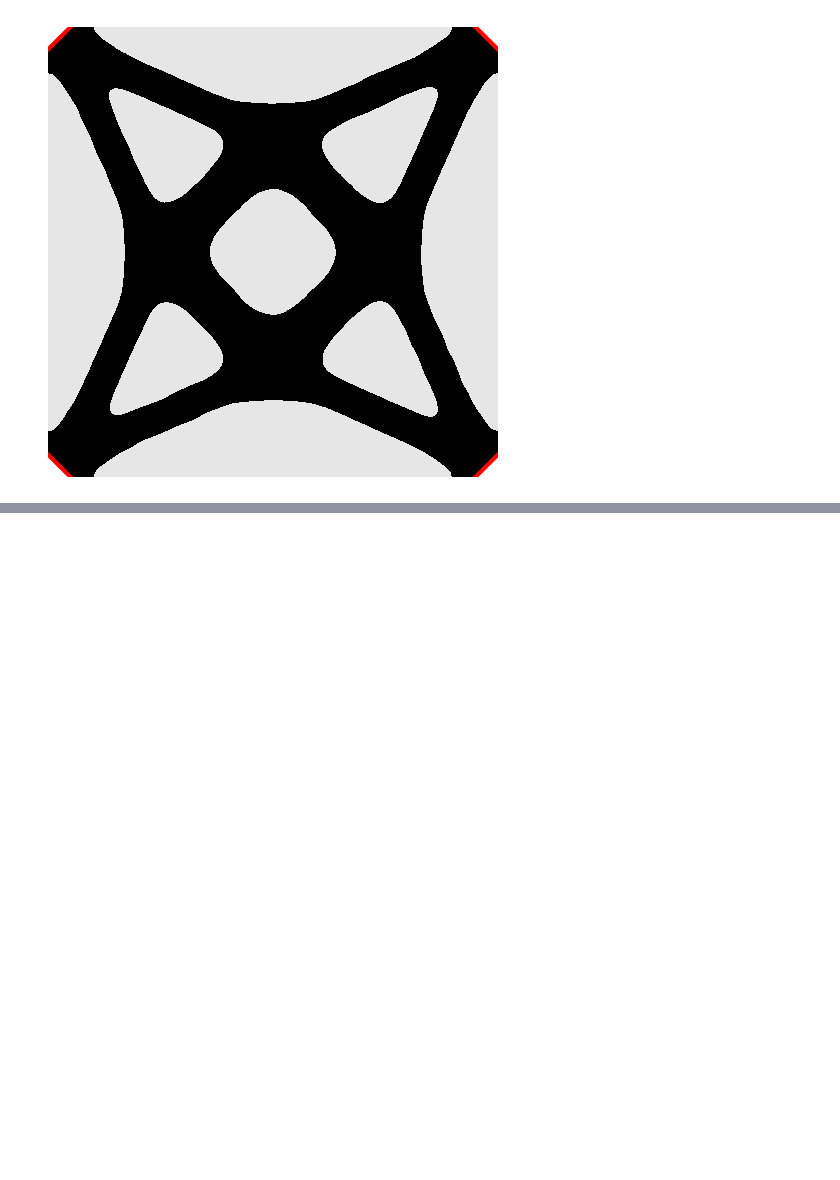
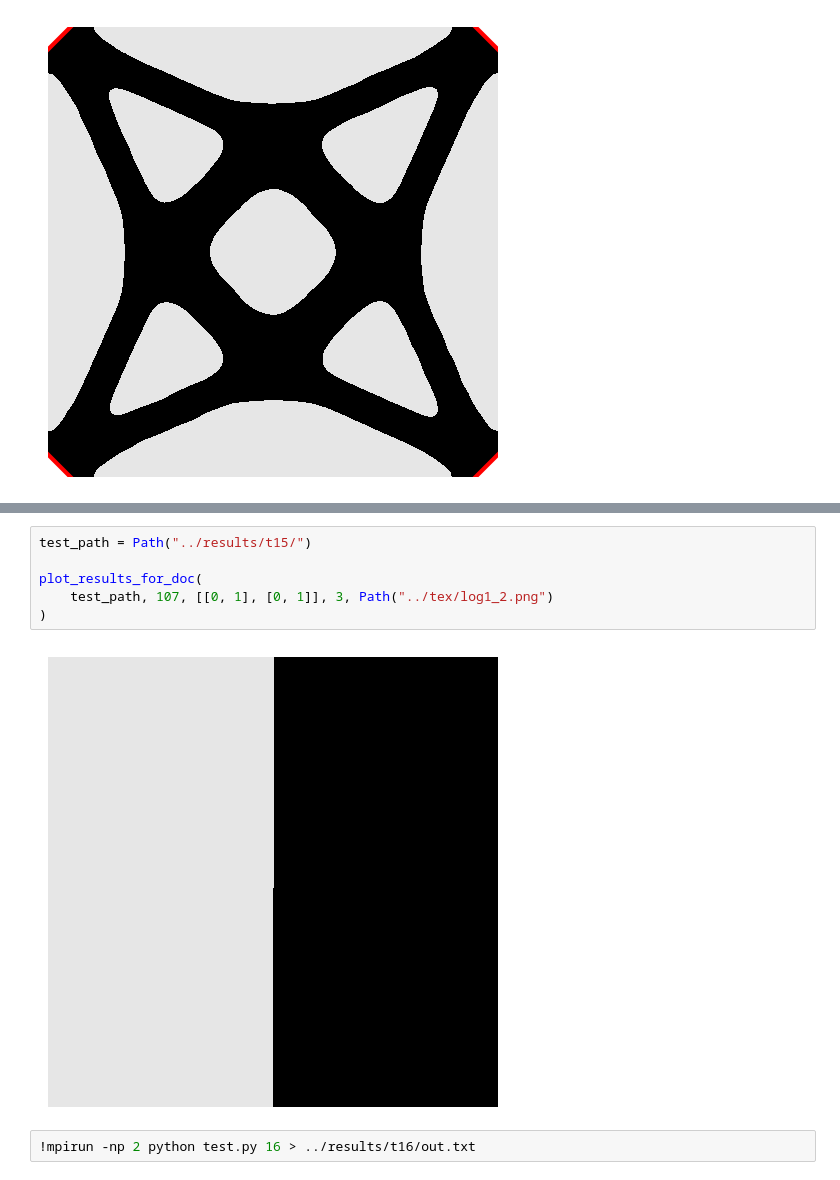
Before and after one commit to PhiFEM/phiFEM_FormOpt, a Jupyter notebook: code/manuscript.ipynb, the cells around one changed output, grey strips where cells are left out. Drawn from its saved outputs; the diff is of its cells as text; blank space fills up the shorter version.

```diff
--- a/code/manuscript.ipynb
+++ b/code/manuscript.ipynb
@@ -848,0 +947,10 @@ plot_lag2(
+# %%
+test_path = Path("../results/t15/")
+
+plot_results_for_doc(
+    test_path, 107, [[0, 1], [0, 1]], 3, Path("../tex/log1_2.png")
+)
+# %% [output]
+[figure, added]
+# %%
+!mpirun -np 2 python test.py 16 > ../results/t16/out.txt
```
Also changed, not shown: parts of 16 cells of this notebook, 25 other files.
